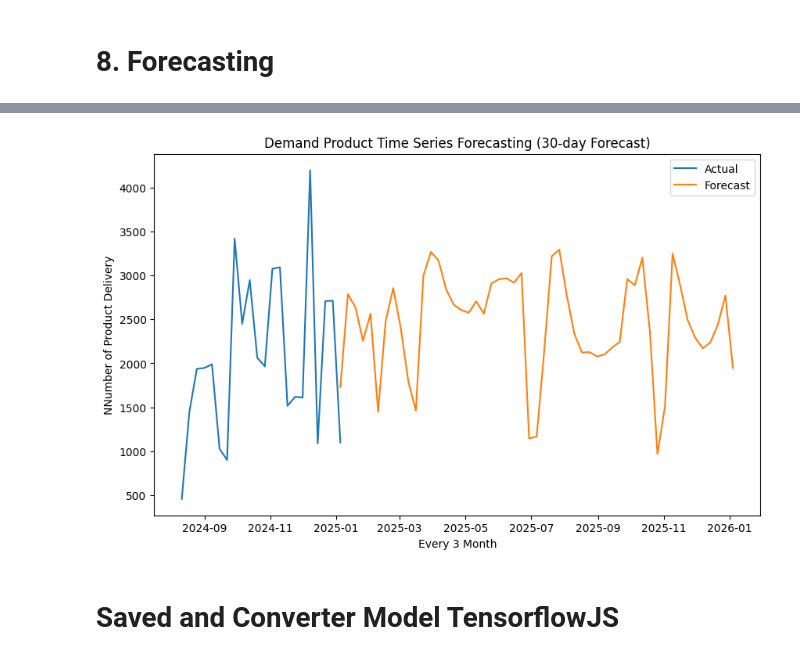
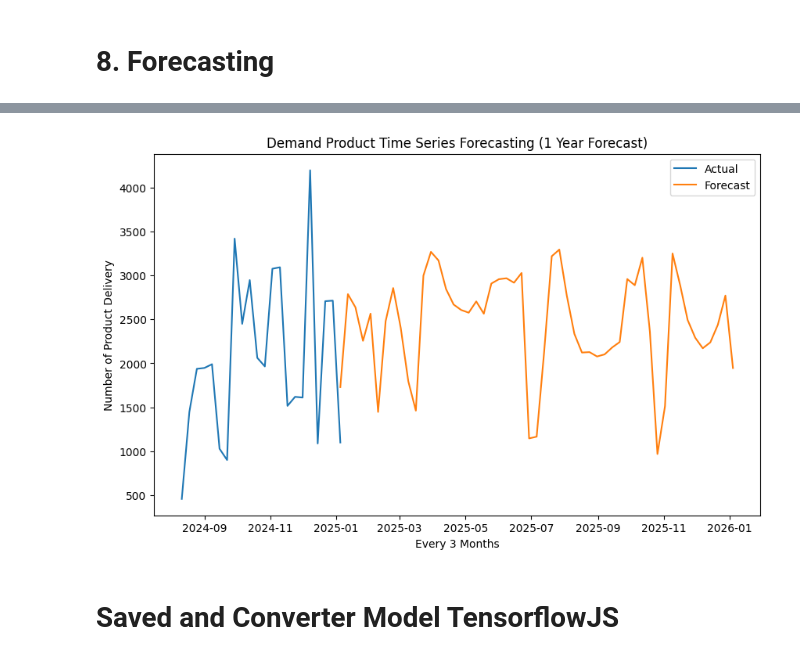
Before and after one commit to LuxTrace-AMATI/LuxTrace-ML, a Jupyter notebook: Product Demand Forecasting/LuxTrace_Product_Demand_Forecasting_Final.ipynb, the cells around one changed output, grey strips where cells are left out. Drawn from its saved outputs; the diff is of its cells as text; code cells hidden in the pictures.

Commit message:
Update title grafik visual

```diff
--- a/Product Demand Forecasting/LuxTrace_Product_Demand_Forecasting_Final.ipynb
+++ b/Product Demand Forecasting/LuxTrace_Product_Demand_Forecasting_Final.ipynb
@@ -251,9 +251,9 @@ forecast = scaler.inverse_transform(np.array(forecast).reshape(-1, 1))
 plt.figure(figsize=(10, 6))
 plt.plot(df.index[-len(test_data):], scaler.inverse_transform(test_data), label='Actual')
 plt.plot(pd.date_range(start=df.index[-1], periods=forecast_period, freq='w'), forecast, label='Forecast')
-plt.title('Demand Product Time Series Forecasting (30-day Forecast)')
-plt.xlabel('Every 3 Month')
-plt.ylabel('NNumber of Product Delivery')
+plt.title('Demand Product Time Series Forecasting (1 Year Forecast)')
+plt.xlabel('Every 3 Months')
+plt.ylabel('Number of Product Delivery')
 plt.legend()
 plt.show()
 # %% [output]
@@ -277,4 +277,4 @@ plt.show()
-[figure, old version]
+[figure, new version]
 # %% [markdown]
 # Saved and Converter Model TensorflowJS
 # %%
```
Also changed, not shown: parts of 3 cells of this notebook.
